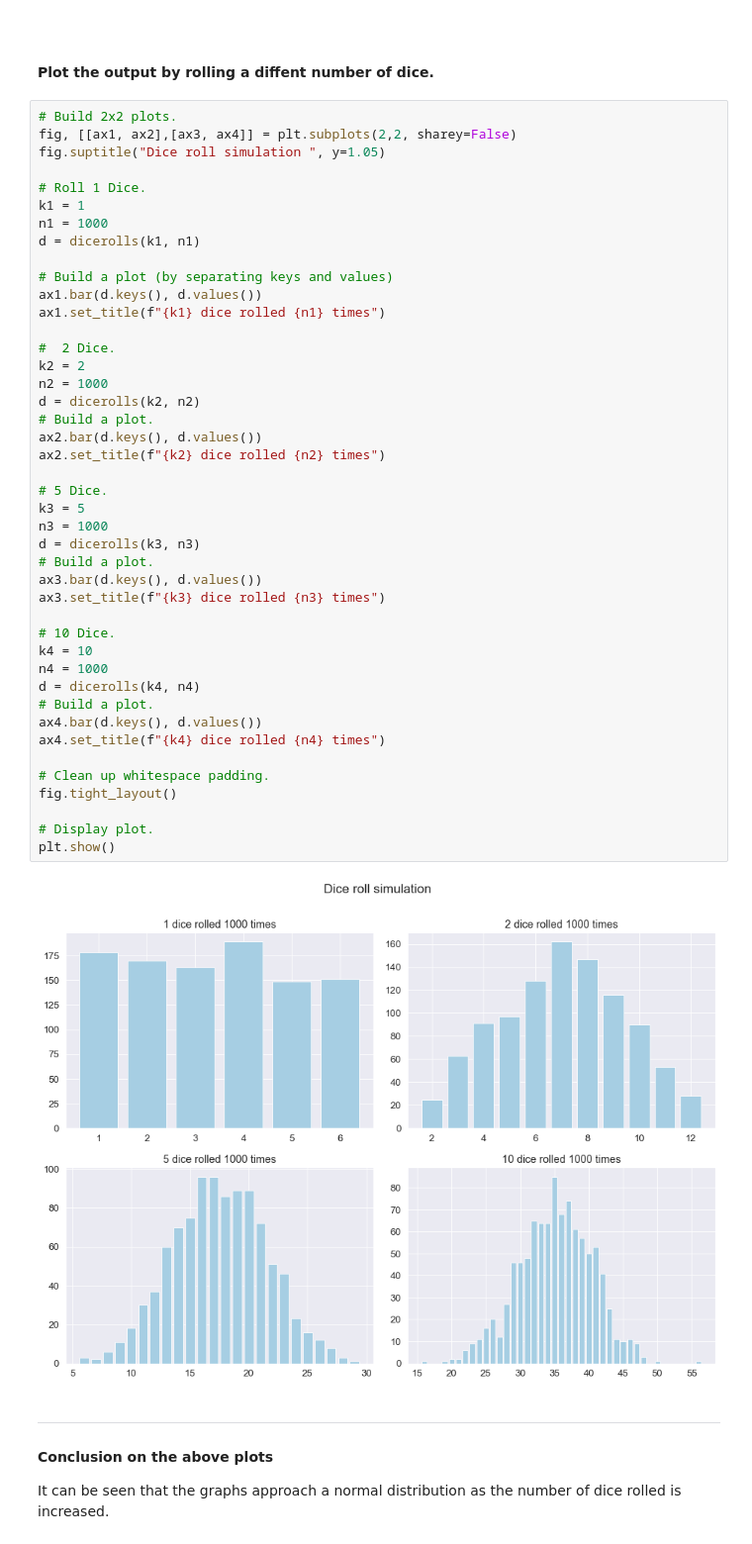
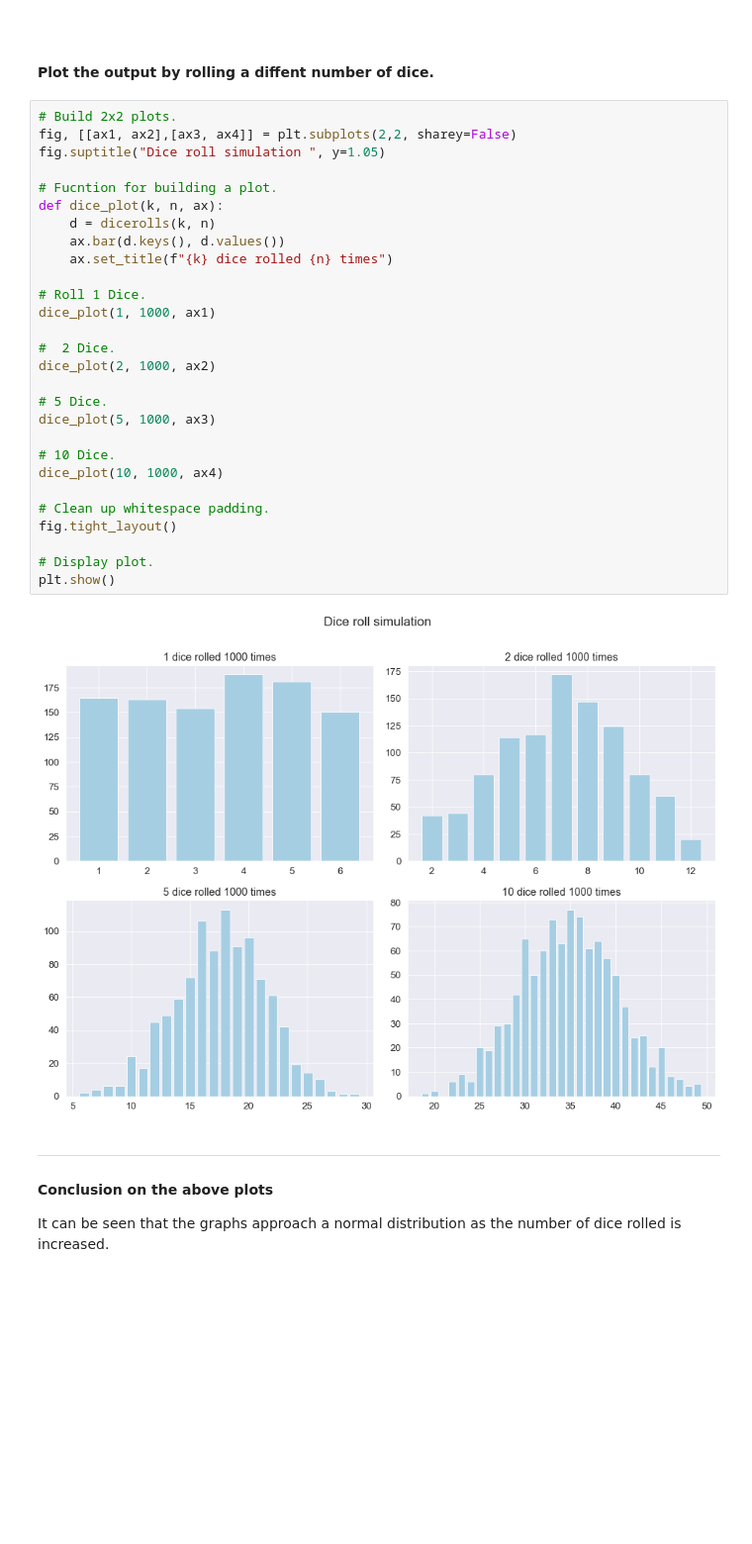
Before and after one commit to olgarozhdestvina/Fundamentals-of-Data-Analysis, a Jupyter notebook: Tasks.ipynb, the cells around one changed output. Shown at 99% size. Cells and saved outputs as stored; diff of their text form; blank space fills up the shorter version.

Commit message:
Task 3 updated: wrote a function to recycle the plot building code.

```diff
--- a/Tasks.ipynb
+++ b/Tasks.ipynb
@@ -126,48 +126,33 @@ dicerolls(2,1000)
 # %%
 # Build 2x2 plots.
 fig, [[ax1, ax2],[ax3, ax4]] = plt.subplots(2,2, sharey=False)
 fig.suptitle("Dice roll simulation ", y=1.05)
 
+# Fucntion for building a plot.
+def dice_plot(k, n, ax):
+    d = dicerolls(k, n)
+    ax.bar(d.keys(), d.values())
+    ax.set_title(f"{k} dice rolled {n} times")
+
 # Roll 1 Dice.
-k1 = 1
-n1 = 1000
-d = dicerolls(k1, n1)
-
-# Build a plot (by separating keys and values)
-ax1.bar(d.keys(), d.values())
-ax1.set_title(f"{k1} dice rolled {n1} times")
+dice_plot(1, 1000, ax1)
 
 #  2 Dice.
-k2 = 2
-n2 = 1000
-d = dicerolls(k2, n2)
-# Build a plot.
-ax2.bar(d.keys(), d.values())
-ax2.set_title(f"{k2} dice rolled {n2} times")
+dice_plot(2, 1000, ax2)
 
 # 5 Dice.
-k3 = 5
-n3 = 1000
-d = dicerolls(k3, n3)
-# Build a plot.
-ax3.bar(d.keys(), d.values())
-ax3.set_title(f"{k3} dice rolled {n3} times")
+dice_plot(5, 1000, ax3)
 
 # 10 Dice.
-k4 = 10
-n4 = 1000
-d = dicerolls(k4, n4)
-# Build a plot.
-ax4.bar(d.keys(), d.values())
-ax4.set_title(f"{k4} dice rolled {n4} times")
+dice_plot(10, 1000, ax4)
 
 # Clean up whitespace padding.
 fig.tight_layout()
 
 # Display plot.
 plt.show()
 # %% [output]
-[figure, old version]
+[figure, new version]
 # %% [markdown]
 ***
 #### Conclusion on the above plots
```
Also changed, not shown: parts of 4 cells of this notebook.
